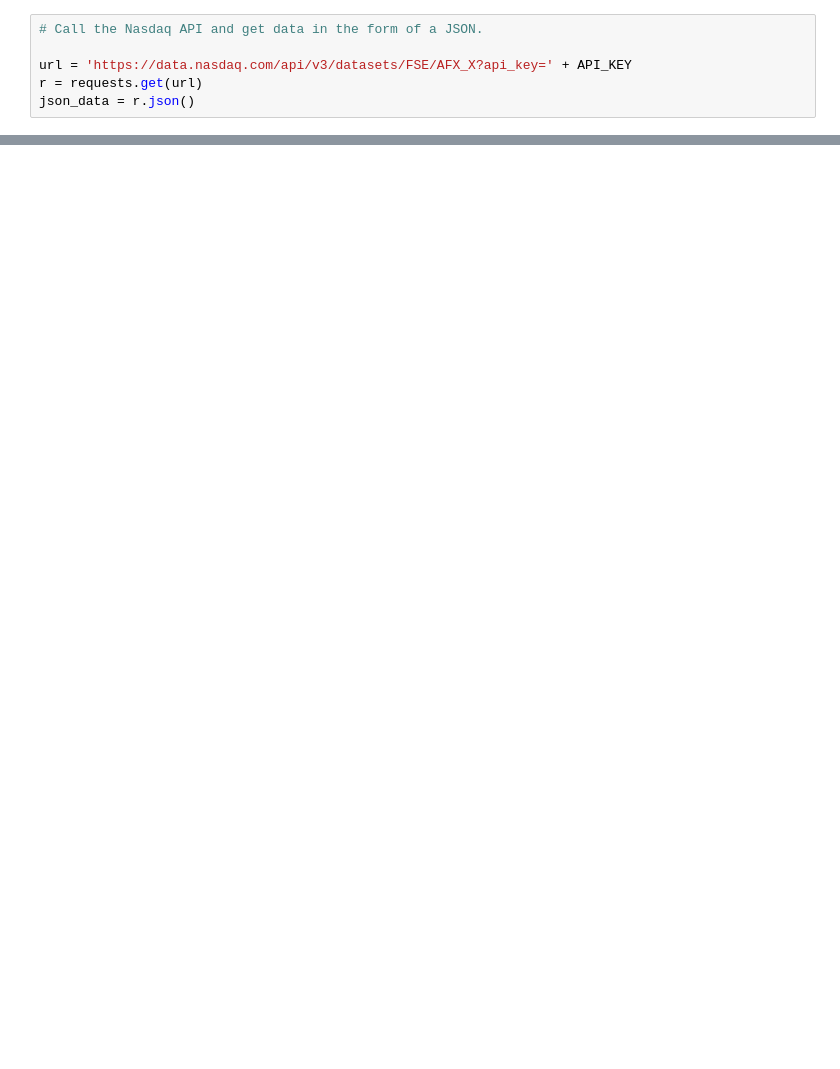
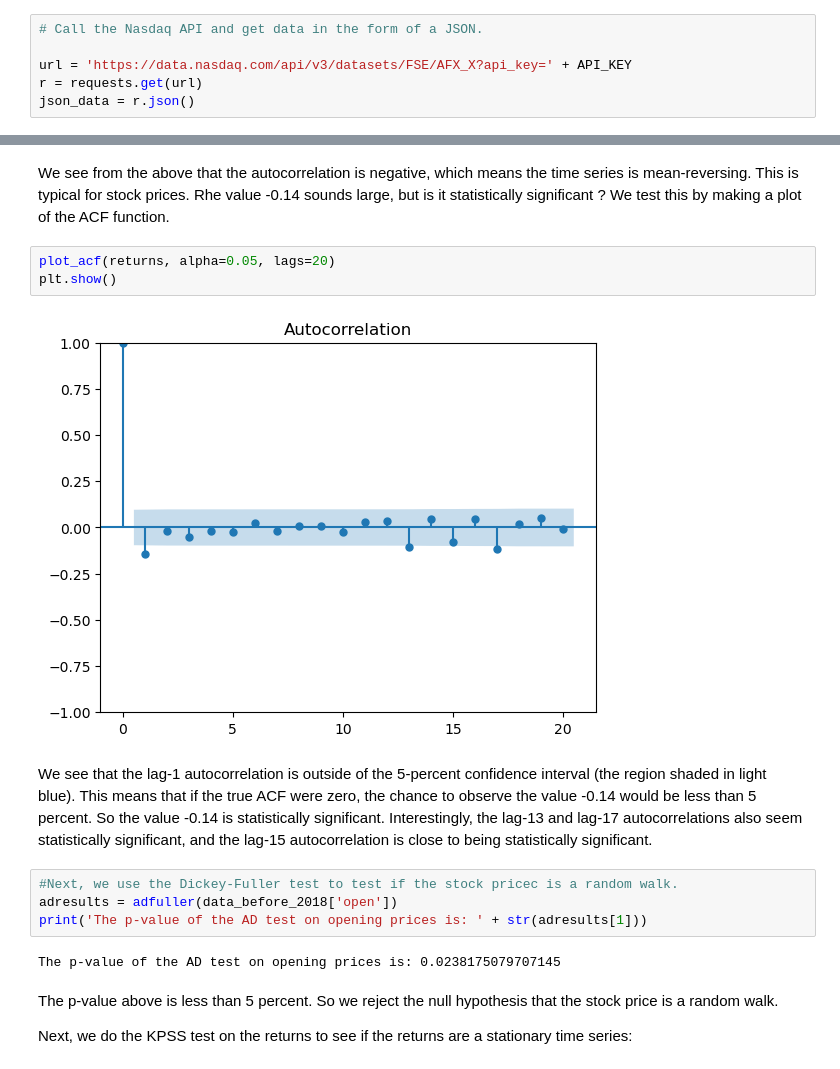
Before and after one commit to nhongphuc/Stock-prediction, a Jupyter notebook: Capstone3.ipynb, the cells around one changed output, grey strips where cells are left out. Cells and saved outputs as stored; diff of their text form; blank space fills up the shorter version.

```diff
--- a/Capstone3.ipynb
+++ b/Capstone3.ipynb
@@ -52,0 +108,19 @@ plt.show()
+# %% [markdown]
+We see from the above that the autocorrelation is negative, which means the time series is mean-reversing. This is typical for stock prices. Rhe value -0.14 sounds large, but is it statistically significant ? We test this by making a plot of the ACF function.
+# %%
+plot_acf(returns, alpha=0.05, lags=20)
+plt.show()
+# %% [output]
+[figure, added]
+# %% [markdown]
+We see that the lag-1 autocorrelation is outside of the 5-percent confidence interval (the region shaded in light blue). This means that if the true ACF were zero, the chance to observe the value -0.14 would be less than 5 percent. So the value -0.14 is statistically significant. Interestingly, the lag-13 and lag-17 autocorrelations also seem statistically significant, and the lag-15 autocorrelation is close to being statistically significant.
+# %%
+#Next, we use the Dickey-Fuller test to test if the stock pricec is a random walk.
+adresults = adfuller(data_before_2018['open'])
+print('The p-value of the AD test on opening prices is: ' + str(adresults[1]))
+# %% [output]
+The p-value of the AD test on opening prices is: 0.0238175079707145
+# %% [markdown]
+The p-value above is less than 5 percent. So we reject the null hypothesis that the stock price is a random walk.
+
+Next, we do the KPSS test on the returns to see if the returns are a stationary time series:
```
Also changed, not shown: parts of 12 cells of this notebook.
